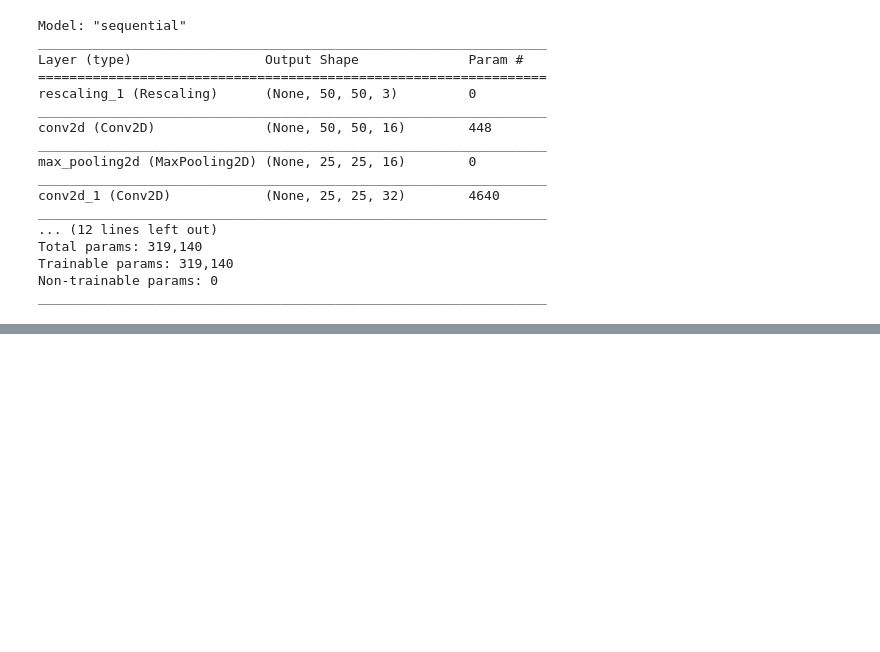
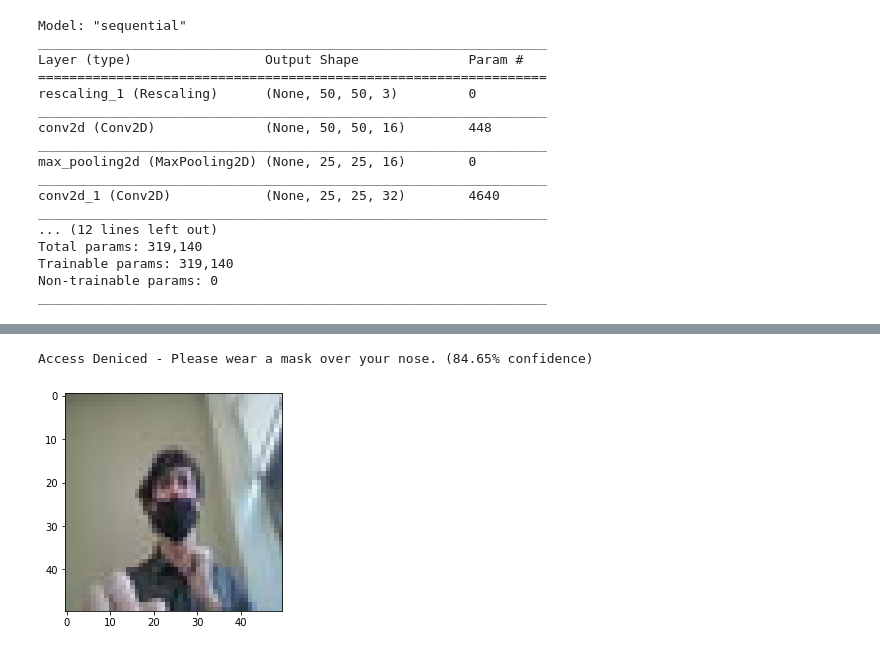
Before and after one commit to BenjaminAlpert/Face-Mask-Detection-Software, a Jupyter notebook: final-project.ipynb, the cells around one changed output, grey strips where cells are left out. Saved outputs shown, nothing was run; the diff lists cells and outputs as text; code cells hidden in the pictures; blank space fills up the shorter version.

```diff
--- a/final-project.ipynb
+++ b/final-project.ipynb
@@ -253,0 +304,5 @@ This image most likely belongs to 1 with a 44.86 percent confidence.
+# %%
+predict("faces/benjamin/2.jpg")
+# %% [output]
+Access Deniced - Please wear a mask over your nose. (84.65% confidence)
+[figure, added]
```
Also changed, not shown: parts of 20 cells of this notebook, 4 other files.
